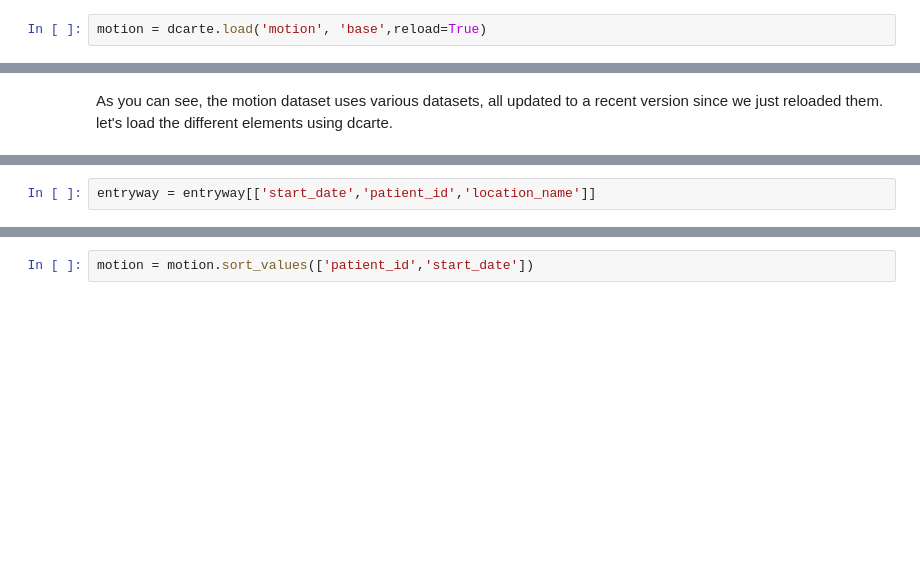
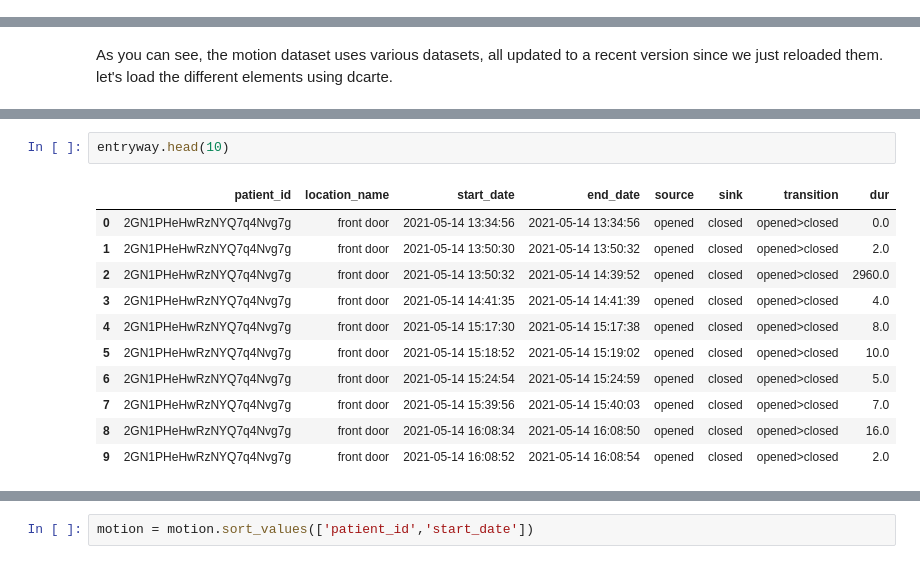
Before and after one commit to esoreq/dcarte, a Jupyter notebook: tutorial/5.recipes.ipynb, the cells around one changed output, grey strips where cells are left out. Saved outputs shown, nothing was run; the diff lists cells and outputs as text; blank space fills up the shorter version.

```diff
--- a/tutorial/5.recipes.ipynb
+++ b/tutorial/5.recipes.ipynb
@@ -26,2 +27,0 @@ Here I am reloading the entire motion dataset to review the different parts that
-# %%
-motion = dcarte.load('motion', 'base',reload=True)
@@ -51,2 +45,0 @@ activity = activity[['start_date','patient_id','location_name']]
-# %%
-entryway = entryway[['start_date','patient_id','location_name']]
@@ -60,0 +60,14 @@ bed_occupancy.columns = entryway.columns
+# %%
+entryway.head(10)
+# %% [output]
+|  | patient_id | location_name | start_date | end_date | source | sink | transition | dur |
+| 0 | 2GN1PHeHwRzNYQ7q4Nvg7g | front door | 2021-05-14 13:34:56 | 2021-05-14 13:34:56 | opened | closed | opened>closed | 0.0 |
+| 1 | 2GN1PHeHwRzNYQ7q4Nvg7g | front door | 2021-05-14 13:50:30 | 2021-05-14 13:50:32 | opened | closed | opened>closed | 2.0 |
+| 2 | 2GN1PHeHwRzNYQ7q4Nvg7g | front door | 2021-05-14 13:50:32 | 2021-05-14 14:39:52 | opened | closed | opened>closed | 2960.0 |
+| 3 | 2GN1PHeHwRzNYQ7q4Nvg7g | front door | 2021-05-14 14:41:35 | 2021-05-14 14:41:39 | opened | closed | opened>closed | 4.0 |
+| 4 | 2GN1PHeHwRzNYQ7q4Nvg7g | front door | 2021-05-14 15:17:30 | 2021-05-14 15:17:38 | opened | closed | opened>closed | 8.0 |
+| 5 | 2GN1PHeHwRzNYQ7q4Nvg7g | front door | 2021-05-14 15:18:52 | 2021-05-14 15:19:02 | opened | closed | opened>closed | 10.0 |
+| 6 | 2GN1PHeHwRzNYQ7q4Nvg7g | front door | 2021-05-14 15:24:54 | 2021-05-14 15:24:59 | opened | closed | opened>closed | 5.0 |
+| 7 | 2GN1PHeHwRzNYQ7q4Nvg7g | front door | 2021-05-14 15:39:56 | 2021-05-14 15:40:03 | opened | closed | opened>closed | 7.0 |
+| 8 | 2GN1PHeHwRzNYQ7q4Nvg7g | front door | 2021-05-14 16:08:34 | 2021-05-14 16:08:50 | opened | closed | opened>closed | 16.0 |
+| 9 | 2GN1PHeHwRzNYQ7q4Nvg7g | front door | 2021-05-14 16:08:52 | 2021-05-14 16:08:54 | opened | closed | opened>closed | 2.0 |
```
Also changed, not shown: parts of 70 cells of this notebook, 3 other files.
